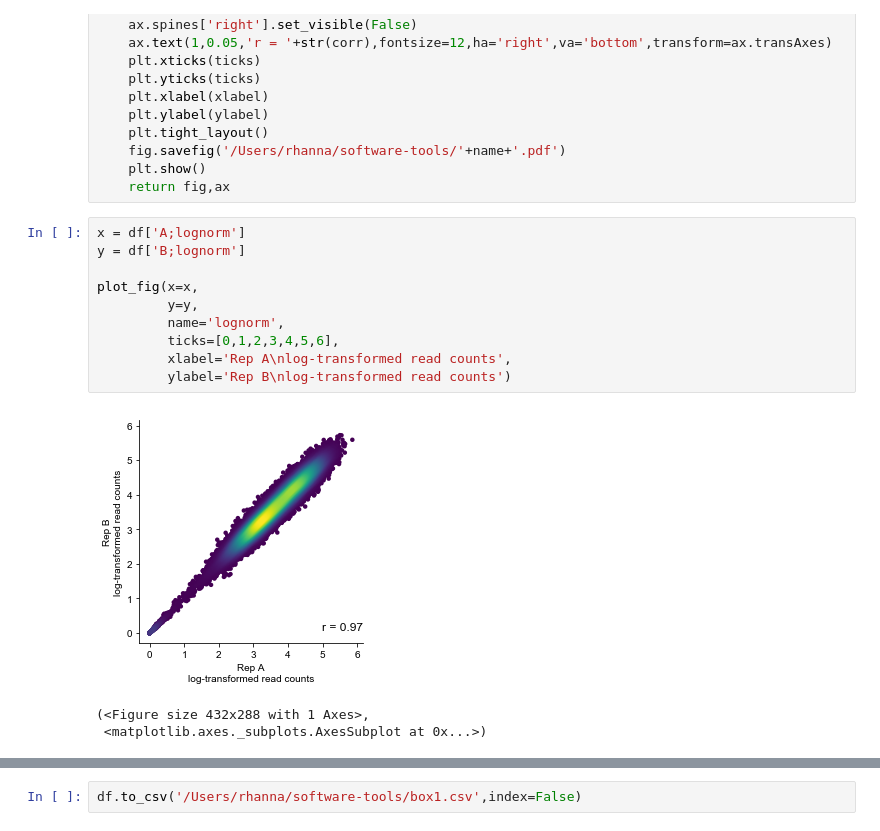
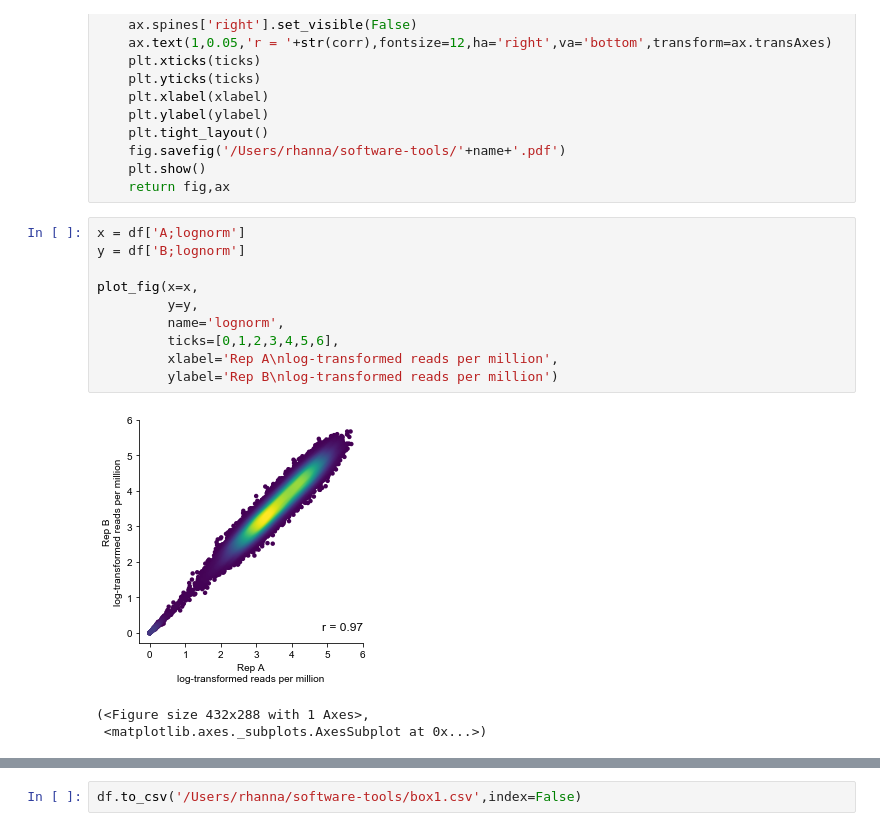
Before and after one commit to ruth-hanna/software-tools-review, a Jupyter notebook: Box2/box2-pdna.ipynb, the cells around one changed output, grey strips where cells are left out. Saved outputs shown, nothing was run; the diff lists cells and outputs as text.

```diff
--- a/Box2/box2-pdna.ipynb
+++ b/Box2/box2-pdna.ipynb
@@ -96,15 +110,15 @@ def plot_fig(x,y,name,ticks,xlabel,ylabel):
 # %%
 x = df['A;lognorm']
 y = df['B;lognorm']
 
 plot_fig(x=x,
          y=y,
          name='lognorm',
          ticks=[0,1,2,3,4,5,6],
-         xlabel='Rep A\nlog-transformed read counts',
-         ylabel='Rep B\nlog-transformed read counts')
+         xlabel='Rep A\nlog-transformed reads per million',
+         ylabel='Rep B\nlog-transformed reads per million')
 # %% [output]
-[figure, old version]
+[figure, new version]
 (<Figure size 432x288 with 1 Axes>,
  <matplotlib.axes._subplots.AxesSubplot at 0x...>)
 # %%
```
Also changed, not shown: parts of 6 cells of this notebook.
